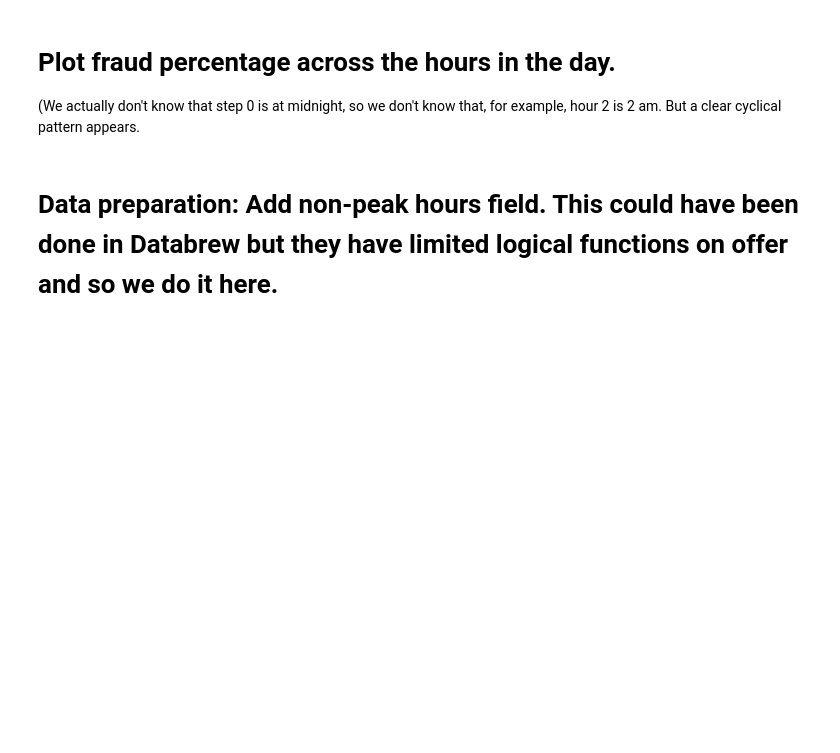
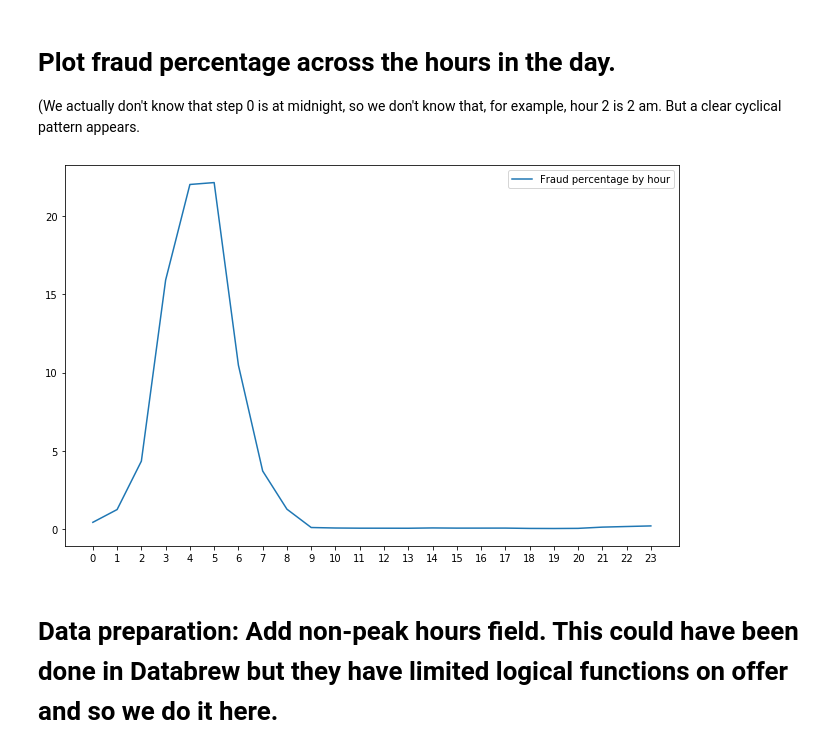
Before and after one commit to JoshuaFox/fraud-detect-blackbelt, a Jupyter notebook: sagemaker_and_local_run.ipynb, the cells around one changed output. Drawn from its saved outputs; the diff is of its cells as text; code cells hidden in the pictures; blank space fills up the shorter version.

```diff
--- a/sagemaker_and_local_run.ipynb
+++ b/sagemaker_and_local_run.ipynb
@@ -140,23 +162,25 @@ hour 2 is 2 am. But a clear cyclical pattern appears.
 # %%
 HOURS_IN_DAY  =24
 
 frauds_by_hour = []
 non_frauds_by_hour = []
 hourwise_items = []
 for hour in range(HOURS_IN_DAY):
     non_fraud_in_hour = df[(df['hour'] == hour) & (df['isFraud'] == 0)]
     non_fraud_sum_in_hour = len(non_fraud_in_hour)
     fraud_in_hour = df[(df['hour'] == hour) & (df['isFraud'] == 1)]
     fraud_sum_in_hour = len(fraud_in_hour)
     non_frauds_by_hour.append(non_fraud_sum_in_hour)
     frauds_by_hour.append(fraud_sum_in_hour)
     hourwise_items.append(non_fraud_sum_in_hour+fraud_sum_in_hour)
 
-figure, axis = plt.subplots(figsize=(11, 7))
+fig, axis = plt.subplots(figsize=(11, 7))
 
 fr_non_fraud = axis.plot(np.multiply(np.divide(frauds_by_hour,hourwise_items), 100), label='Fraud percentage by hour')
 plt.xticks(range(24))
 legend = axis.legend(loc='upper right' )
+# %% [output]
+[figure, added]
 # %% [markdown]
 # Data preparation: Add non-peak hours field. This could have been done in Databrew but they have limited logical functions on offer and so we do it here.
 # %%
```
Also changed, not shown: parts of 17 cells of this notebook.
